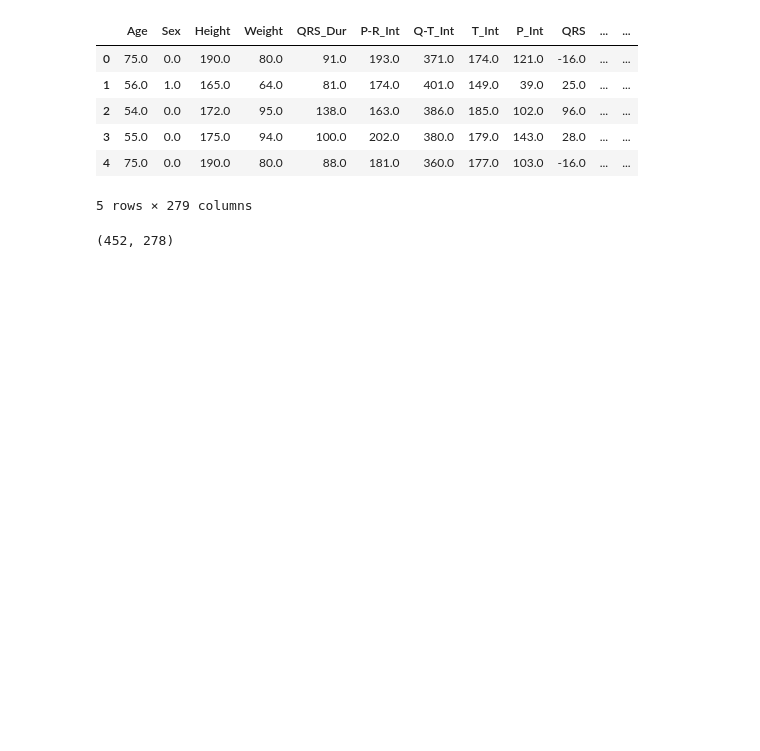
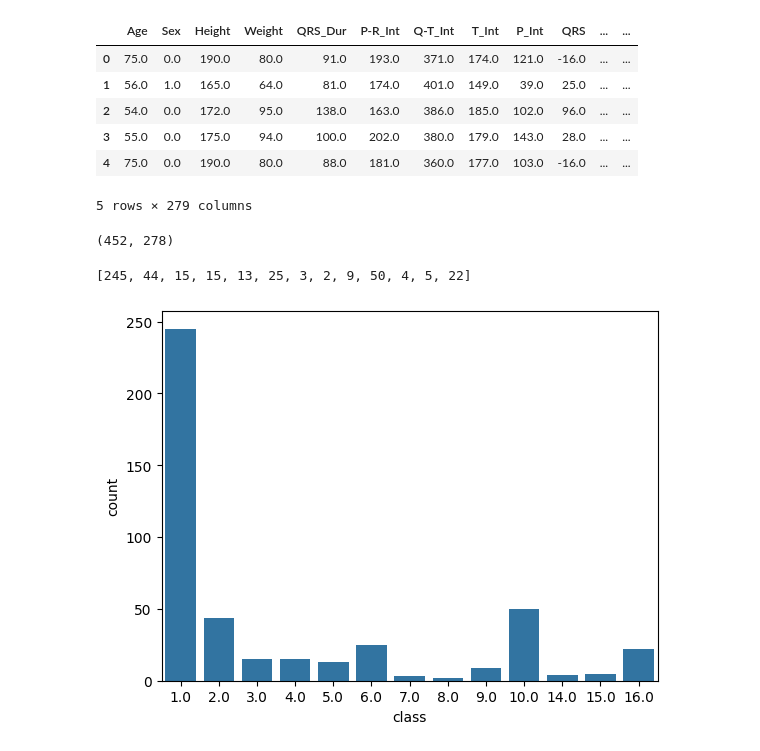
Before and after one commit to heytanix/PROJECT_ARRHYTHMIA, a Jupyter notebook: Oversampled_and_PCA.ipynb, the cells around one changed output. Cells and saved outputs as stored; diff of their text form; code cells hidden in the pictures; blank space fills up the shorter version.

Commit message:
Visualized number of instances per class - EDA

```diff
--- a/Oversampled_and_PCA.ipynb
+++ b/Oversampled_and_PCA.ipynb
@@ -209,0 +215,11 @@ class_names=["Normal",
+# %%
+#Counting the number of instances for each class
+la = t['class'].value_counts(sort=False).tolist()
+la
+# %% [output]
+[245, 44, 15, 15, 13, 25, 3, 2, 9, 50, 4, 5, 22]
+# %%
+sns.countplot(x='class',data=new_df)
+plt.show()
+# %% [output]
+[figure, added]
```
Also changed, not shown: parts of 2 cells of this notebook.
